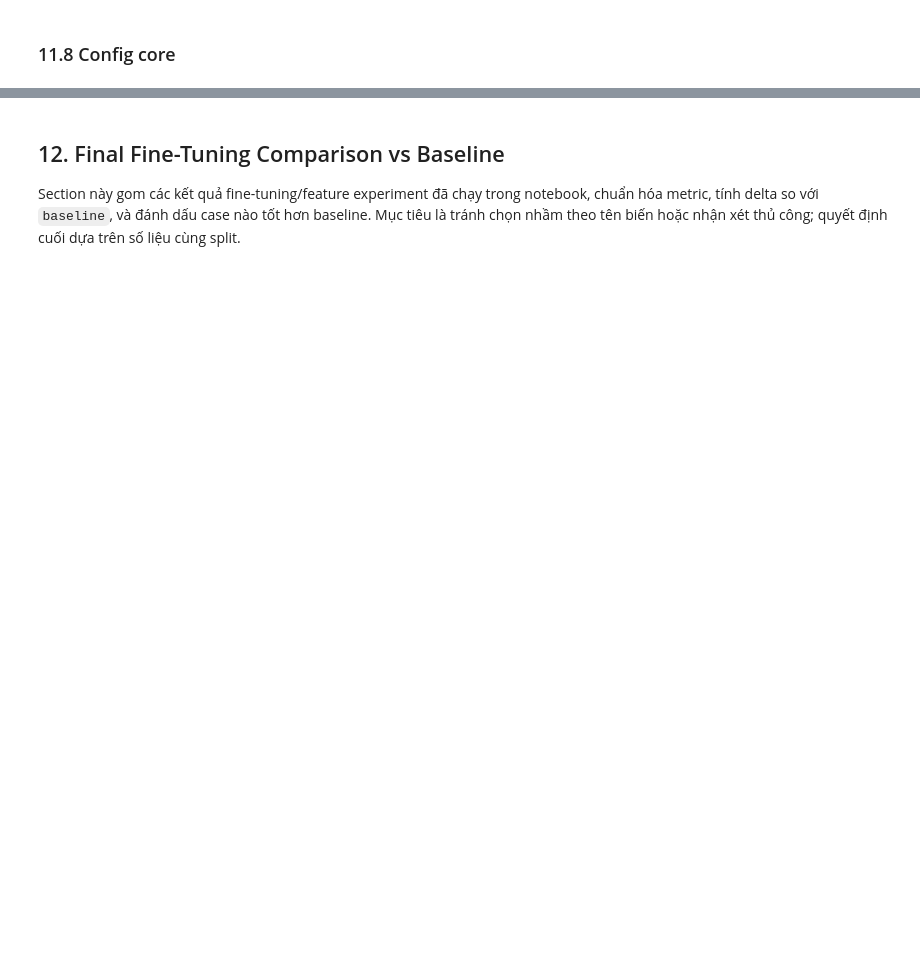
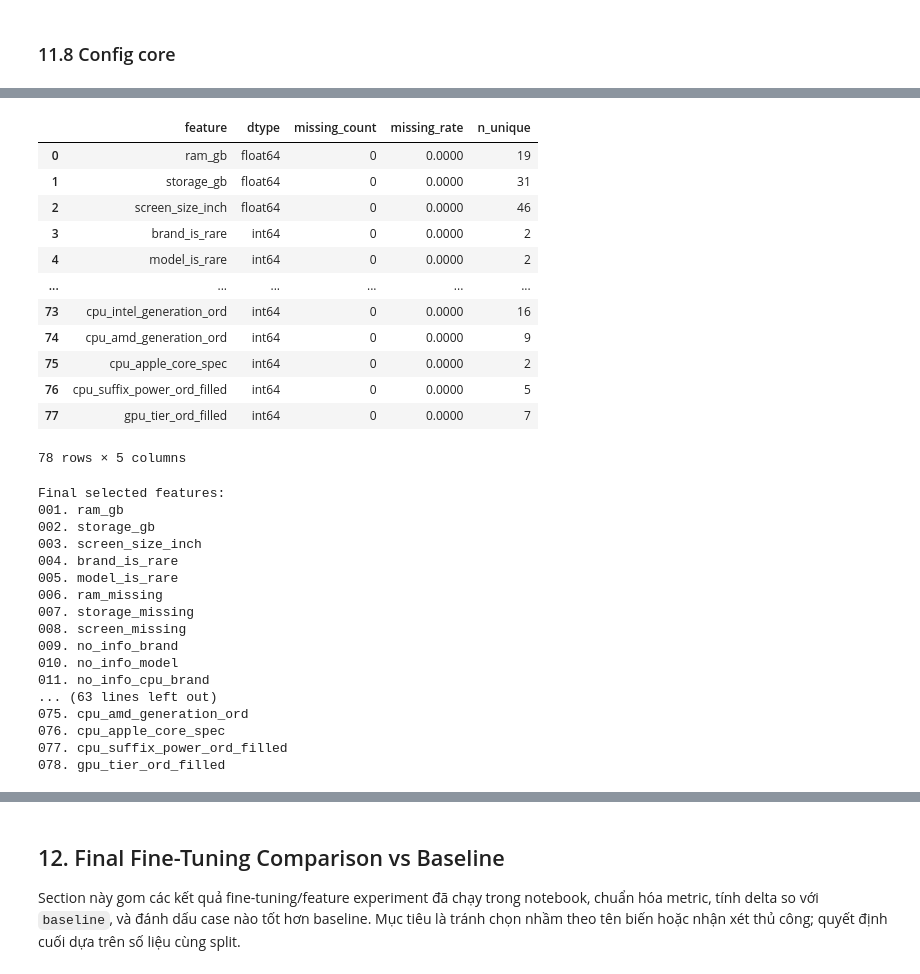
Before and after one commit to thisYui/Laptop-Price-Prediction, a Jupyter notebook: notebooks/modeling/11_feature_selection_and_ablation.ipynb, the cells around one changed output, grey strips where cells are left out. Drawn from its saved outputs; the diff is of its cells as text; code cells hidden in the pictures; blank space fills up the shorter version.

```diff
--- a/notebooks/modeling/11_feature_selection_and_ablation.ipynb
+++ b/notebooks/modeling/11_feature_selection_and_ablation.ipynb
@@ -5355,0 +5974,7 @@ Các interaction mở rộng không cải thiện thêm. `brand_segment_x_ram_st
+# %%
+df_config["core_config_score"] = (
+    np.log1p(df_config[RAM_COL])
+    + 0.7 * np.log1p(df_config[STORAGE_COL])
+    + 1.2 * df_config[CPU_COL]
+    + 1.5 * df_config[GPU_COL]
+)
@@ -5355,0 +6345,12 @@ Các interaction mở rộng không cải thiện thêm. `brand_segment_x_ram_st
+# %%
+X_final_selected = X_final_compact_v1.copy()
+final_selected_result = result_final_compact_v1
+final_selected_metrics = result_final_compact_v1["metrics"].copy()
+
+FINAL_SELECTED_EXPERIMENT_NAME = result_final_compact_v1["experiment_name"]
+
+print("Final selected experiment:", FINAL_SELECTED_EXPERIMENT_NAME)
+print("X_final_selected shape:", X_final_selected.shape)
+print("Number of selected features:", X_final_selected.shape[1])
+
+display(pd.DataFrame([final_selected_metrics]))
@@ -5355,0 +6363,47 @@ Các interaction mở rộng không cải thiện thêm. `brand_segment_x_ram_st
+# %%
+final_selected_features = X_final_selected.columns.tolist()
+
+final_feature_inventory = pd.DataFrame({
+    "feature": final_selected_features,
+    "dtype": [str(X_final_selected[c].dtype) for c in final_selected_features],
+    "missing_count": [X_final_selected[c].isna().sum() for c in final_selected_features],
+    "missing_rate": [X_final_selected[c].isna().mean() for c in final_selected_features],
+    "n_unique": [X_final_selected[c].nunique(dropna=False) for c in final_selected_features],
+})
+
+display(final_feature_inventory)
+
+print("Final selected features:")
+for i, col in enumerate(final_selected_features, start=1):
+    print(f"{i:03d}. {col}")
+# %% [output]
+|  | feature | dtype | missing_count | missing_rate | n_unique |
+| 0 | ram_gb | float64 | 0 | 0.0000 | 19 |
+| 1 | storage_gb | float64 | 0 | 0.0000 | 31 |
+| 2 | screen_size_inch | float64 | 0 | 0.0000 | 46 |
+| 3 | brand_is_rare | int64 | 0 | 0.0000 | 2 |
+| 4 | model_is_rare | int64 | 0 | 0.0000 | 2 |
+| ... | ... | ... | ... | ... | ... |
+| 73 | cpu_intel_generation_ord | int64 | 0 | 0.0000 | 16 |
+| 74 | cpu_amd_generation_ord | int64 | 0 | 0.0000 | 9 |
+| 75 | cpu_apple_core_spec | int64 | 0 | 0.0000 | 2 |
+| 76 | cpu_suffix_power_ord_filled | int64 | 0 | 0.0000 | 5 |
+| 77 | gpu_tier_ord_filled | int64 | 0 | 0.0000 | 7 |
+78 rows × 5 columns
+Final selected features:
+001. ram_gb
+002. storage_gb
+003. screen_size_inch
+004. brand_is_rare
+005. model_is_rare
+006. ram_missing
+007. storage_missing
+008. screen_missing
+009. no_info_brand
+010. no_info_model
+011. no_info_cpu_brand
+... (63 lines left out)
+075. cpu_amd_generation_ord
+076. cpu_apple_core_spec
+077. cpu_suffix_power_ord_filled
+078. gpu_tier_ord_filled
```
Also changed, not shown: parts of 32 cells of this notebook.
